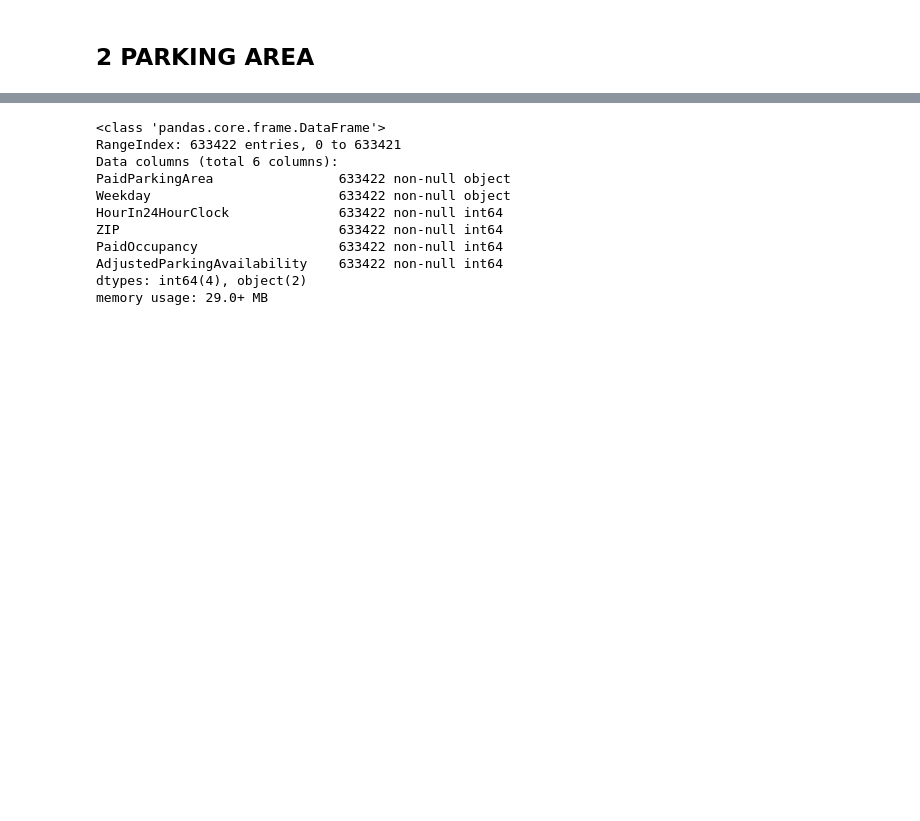
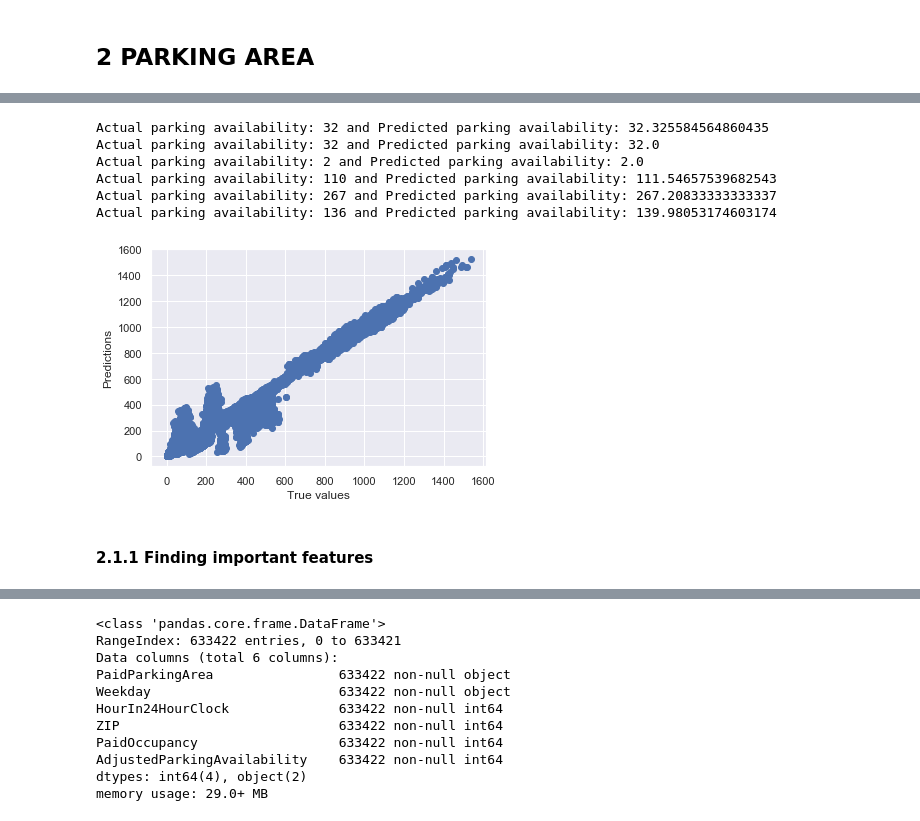
Before and after one commit to monikakrajnc/Capstone-Project-1, a Jupyter notebook: Machine_Learning_Models/Capstone_project_Random_Forest.ipynb, the cells around one changed output, grey strips where cells are left out. Cells and saved outputs as stored; diff of their text form; code cells hidden in the pictures; blank space fills up the shorter version.

```diff
--- a/Machine_Learning_Models/Capstone_project_Random_Forest.ipynb
+++ b/Machine_Learning_Models/Capstone_project_Random_Forest.ipynb
@@ -444,0 +678,22 @@ data_2018_PARK.describe()
+# %%
+# labels are the values we want to predict
+labels_PARK_Z = np.array(data_PARK_Z_features['AdjustedParkingAvailability'])
+
+# remove the labels from the features
+# axis 1 refers to the columns
+features_PARK_Z = data_PARK_Z_features.drop('AdjustedParkingAvailability', axis = 1)
+
+# saving feature names for later use
+feature_list_PARK_Z = list(features_PARK_Z.columns)
+
+# convert to numpy array
+features_PARK_Z = np.array(features_PARK_Z)
+# %%
+# split dataset into training set and test set, 70% training and 30% test
+X_train_P_Z, X_test_P_Z, y_train_P_Z, y_test_P_Z = train_test_split(features_PARK_Z, labels_PARK_Z, test_size=0.3)
+# %%
+# instantiate model
+rand_forest_PARK_Z = RandomForestRegressor(n_estimators = 100)
+
+# train the model on training data
+rand_forest_PARK_Z.fit(X_train_P_Z, y_train_P_Z)
@@ -444,0 +708,24 @@ data_2018_PARK.describe()
+# %%
+# use the forest's predict method on the test data
+rd_pred_P_Z_2018 = rand_forest_PARK_Z.predict(X_test_P_Z)
+# %%
+# printing the first 6 values of y_test_P_Z and the predicted results target
+for i in range(0, 6):
+    print('Actual parking availability: {} and Predicted parking availability: {}'.format(list(y_test_P_Z)[i], rd_pred_P_Z_2018[i]))
+# %% [output]
+Actual parking availability: 32 and Predicted parking availability: 32.325584564860435
+Actual parking availability: 32 and Predicted parking availability: 32.0
+Actual parking availability: 2 and Predicted parking availability: 2.0
+Actual parking availability: 110 and Predicted parking availability: 111.54657539682543
+Actual parking availability: 267 and Predicted parking availability: 267.20833333333337
+Actual parking availability: 136 and Predicted parking availability: 139.98053174603174
+# %%
+# plot the model
+plt.scatter(y_test_P_Z, rd_pred_P_Z_2018)
+plt.xlabel('True values')
+plt.ylabel('Predictions')
+plt.show()
+# %% [output]
+[figure, added]
+# %% [markdown]
+#### 2.1.1 Finding important features
```
Also changed, not shown: parts of 150 cells of this notebook, 2 other files.
